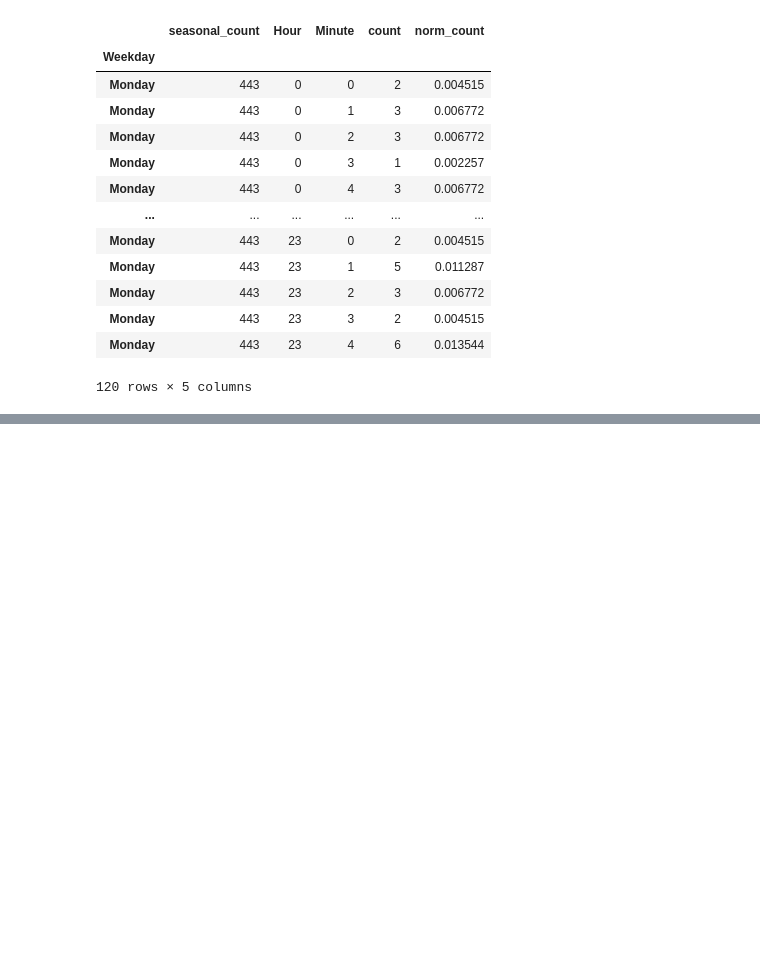
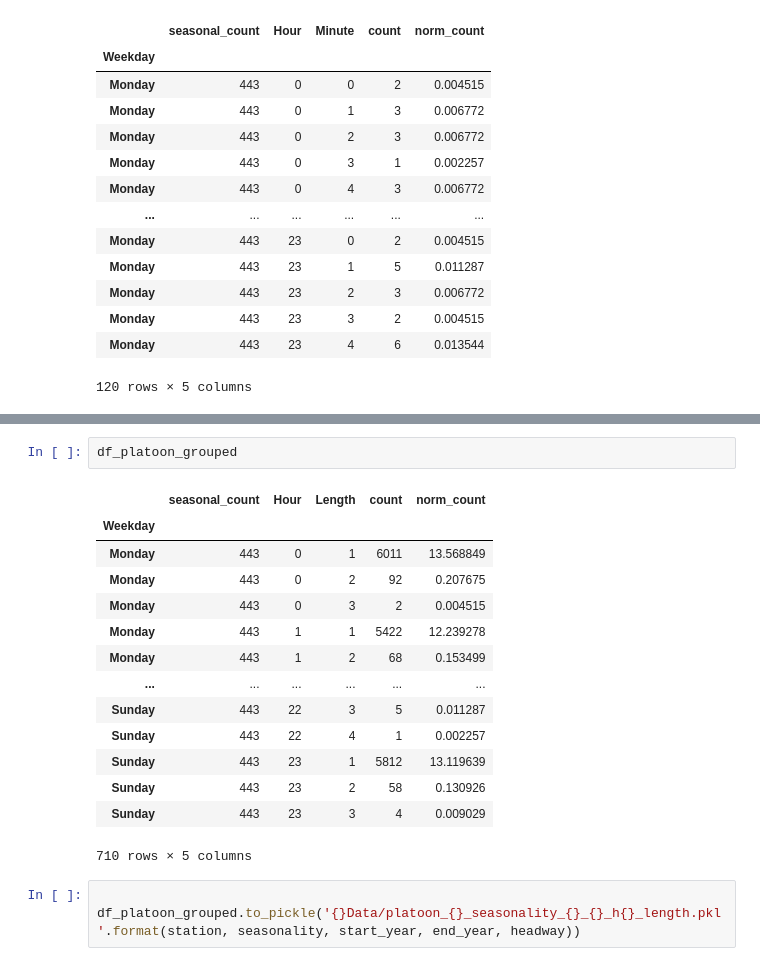
Before and after one commit to isdabelle/DigitalTwinBridges, a Jupyter notebook: Poisson Simulation.ipynb, the cells around one changed output, grey strips where cells are left out. Drawn from its saved outputs; the diff is of its cells as text; blank space fills up the shorter version.

```diff
--- a/Poisson Simulation.ipynb
+++ b/Poisson Simulation.ipynb
@@ -106,0 +289,19 @@ Text(0, 0.5, 'Platoon intensity')
+# %%
+df_platoon_grouped
+# %% [output]
+|  | seasonal_count | Hour | Length | count | norm_count |
+| Weekday |  |  |  |  |  |
+| Monday | 443 | 0 | 1 | 6011 | 13.568849 |
+| Monday | 443 | 0 | 2 | 92 | 0.207675 |
+| Monday | 443 | 0 | 3 | 2 | 0.004515 |
+| Monday | 443 | 1 | 1 | 5422 | 12.239278 |
+| Monday | 443 | 1 | 2 | 68 | 0.153499 |
+| ... | ... | ... | ... | ... | ... |
+| Sunday | 443 | 22 | 3 | 5 | 0.011287 |
+| Sunday | 443 | 22 | 4 | 1 | 0.002257 |
+| Sunday | 443 | 23 | 1 | 5812 | 13.119639 |
+| Sunday | 443 | 23 | 2 | 58 | 0.130926 |
+| Sunday | 443 | 23 | 3 | 4 | 0.009029 |
+710 rows × 5 columns
+# %%
+    df_platoon_grouped.to_pickle('{}Data/platoon_{}_seasonality_{}_{}_h{}_length.pkl'.format(station, seasonality, start_year, end_year, headway))
```
Also changed, not shown: parts of 33 cells of this notebook, 5 other files.
